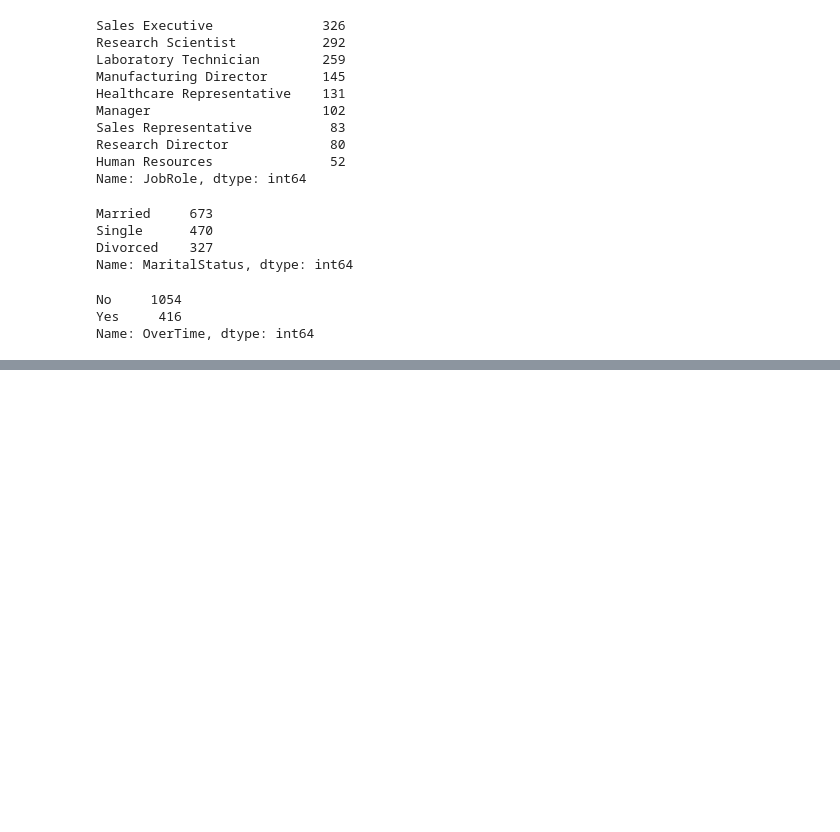
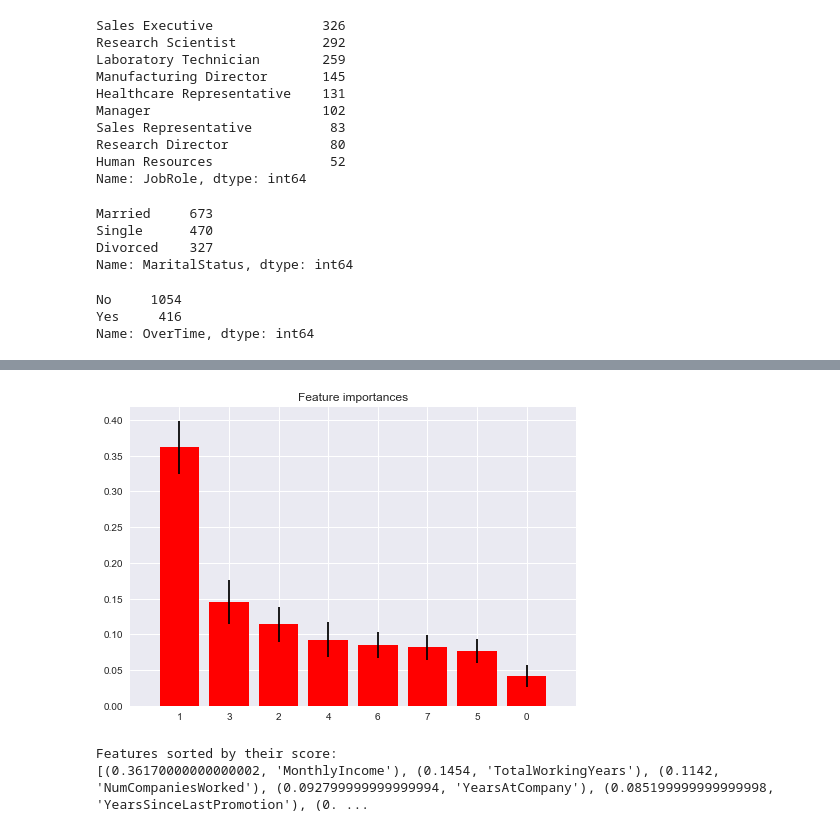
Before and after one commit to MallikarjunNamagiri/AnalyticalVidhya, a Jupyter notebook: EmployeeAttritionPrediction.ipynb, the cells around one changed output, grey strips where cells are left out. Drawn from its saved outputs; the diff is of its cells as text; code cells hidden in the pictures; blank space fills up the shorter version.

```diff
--- a/EmployeeAttritionPrediction.ipynb
+++ b/EmployeeAttritionPrediction.ipynb
@@ -266,5 +357,8 @@ data1['OverTime'] = pd.to_numeric(data1['OverTime'], errors='coerce').astype('ca
 # %%
+# get predictors that has no variation.
+
 from sklearn.feature_selection import VarianceThreshold
 selector = VarianceThreshold()
-selector.fit_transform(data1)
+pred_no_var = selector.fit_transform(data1)
+print(pred_no_var)
 # %% [output]
@@ -271,0 +383,4 @@ ValueError: Input contains NaN, infinity or a value too large for dtype('float64
+# %%
+cols_to_use = ['JobLevel', 'MonthlyIncome', 'NumCompaniesWorked', 'TotalWorkingYears', 'YearsAtCompany', 'YearsInCurrentRole', 'YearsSinceLastPromotion', 'YearsWithCurrManager']
+X = data1[cols_to_use]
+y = data1['Attrition']
@@ -271,0 +402,23 @@ ValueError: Input contains NaN, infinity or a value too large for dtype('float64
+# %%
+# Build a classification task using 3 informative features
+
+from sklearn.ensemble import RandomForestClassifier
+
+# Build a forest and compute the feature importances
+classifier_rnd = RandomForestClassifier(n_estimators=250,
+                                        n_jobs = 1,
+                                        random_state=42)
+classifier_rnd.fit(X, y)
+importances = classifier_rnd.feature_importances_
+#for name, importance in zip(data1["feature_names"], classifier_rnd.feature_importances_):
+#for cols_to_use, importances in zip(map(lambda x: round(x, 4), classifier_rnd.feature_importances_))
+#print(name, "=", importance)
+std = np.std([tree.feature_importances_ for tree in classifier_rnd.estimators_], axis = 0)
+indices = np.argsort(importances)[::-1]
+
+print("the feature ranking")
+print("Feature Ranking")
+
+for f in range(X.shape[1]):
+    imp = f + 1, indices[f], importances[indices[f]]
+    print("%d. feature %d (%f)" % (imp))
@@ -271,0 +436,21 @@ ValueError: Input contains NaN, infinity or a value too large for dtype('float64
+# %%
+# Plot the feature importances of the forest
+plt.figure()
+plt.title("Feature importances")
+plt.bar(range(X.shape[1]), importances[indices],
+       color="r", yerr=std[indices], align="center")
+plt.xticks(range(X.shape[1]), indices)
+plt.xlim([-1, X.shape[1]])
+plt.show()
+# %% [output]
+[figure, added]
+# %%
+classifier_rnd.fit(X, y)
+#importances = classifier_rnd.feature_importances_
+#importances = sorted(zip(map(lambda x: round(x, 4), classifier_rnd.feature_importances_), cols_to_use), reverse=True)
+print("Features sorted by their score:")
+print(sorted(zip(map(lambda x: round(x, 4), classifier_rnd.feature_importances_), cols_to_use), reverse=True))
+#print(sorted(zip(map(lambda x: round(x, 6), imp), cols_to_use), reverse=True))
+# %% [output]
+Features sorted by their score:
+[(0.36170000000000002, 'MonthlyIncome'), (0.1454, 'TotalWorkingYears'), (0.1142, 'NumCompaniesWorked'), (0.092799999999999994, 'YearsAtCompany'), (0.085199999999999998, 'YearsSinceLastPromotion'), (0. ...
```
Also changed, not shown: parts of 30 cells of this notebook.
